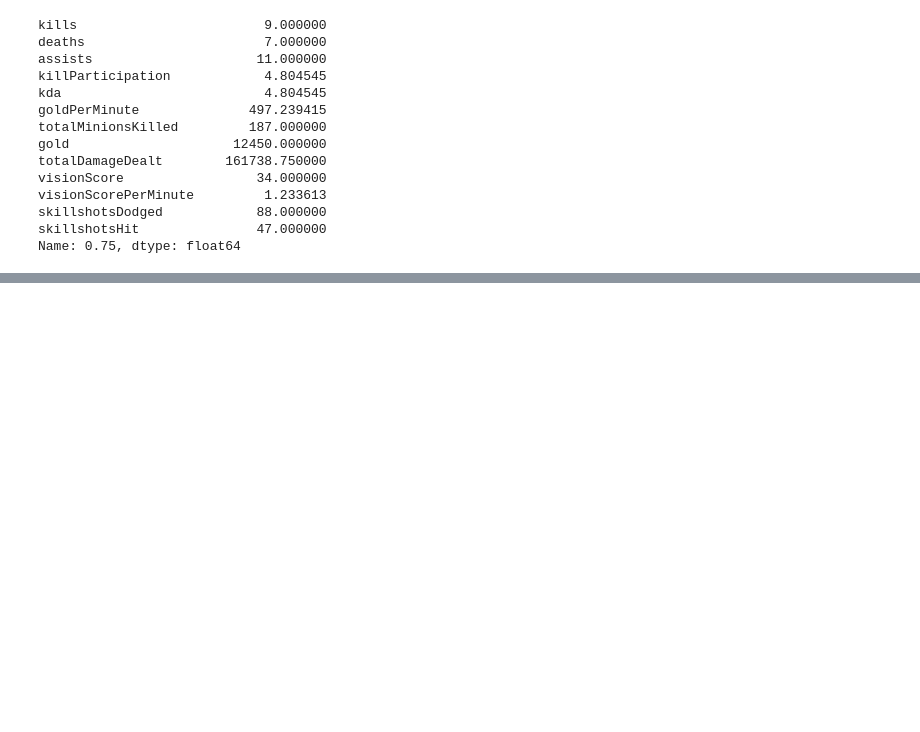
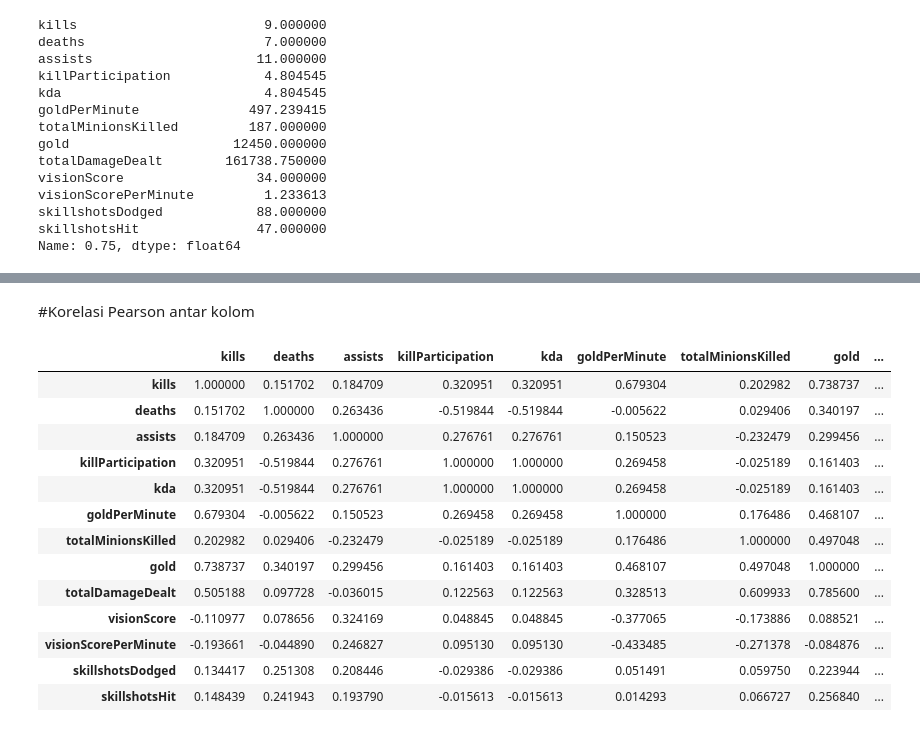
Before and after one commit to aricahyasaputra/data-sains-course-assigment-, a Jupyter notebook: Week 3/Tugas_3_Data_Sains.ipynb, the cells around one changed output, grey strips where cells are left out. Drawn from its saved outputs; the diff is of its cells as text; code cells hidden in the pictures; blank space fills up the shorter version.

```diff
--- a/Week 3/Tugas_3_Data_Sains.ipynb
+++ b/Week 3/Tugas_3_Data_Sains.ipynb
@@ -228,0 +356,19 @@ Name: 0.75, dtype: float64
+# %% [markdown]
+#Korelasi Pearson antar kolom
+# %%
+df_noid.loc[:, 'kills' :].corr()
+# %% [output]
+|  | kills | deaths | assists | killParticipation | kda | goldPerMinute | totalMinionsKilled | gold | ... |
+| kills | 1.000000 | 0.151702 | 0.184709 | 0.320951 | 0.320951 | 0.679304 | 0.202982 | 0.738737 | ... |
+| deaths | 0.151702 | 1.000000 | 0.263436 | -0.519844 | -0.519844 | -0.005622 | 0.029406 | 0.340197 | ... |
+| assists | 0.184709 | 0.263436 | 1.000000 | 0.276761 | 0.276761 | 0.150523 | -0.232479 | 0.299456 | ... |
+| killParticipation | 0.320951 | -0.519844 | 0.276761 | 1.000000 | 1.000000 | 0.269458 | -0.025189 | 0.161403 | ... |
+| kda | 0.320951 | -0.519844 | 0.276761 | 1.000000 | 1.000000 | 0.269458 | -0.025189 | 0.161403 | ... |
+| goldPerMinute | 0.679304 | -0.005622 | 0.150523 | 0.269458 | 0.269458 | 1.000000 | 0.176486 | 0.468107 | ... |
+| totalMinionsKilled | 0.202982 | 0.029406 | -0.232479 | -0.025189 | -0.025189 | 0.176486 | 1.000000 | 0.497048 | ... |
+| gold | 0.738737 | 0.340197 | 0.299456 | 0.161403 | 0.161403 | 0.468107 | 0.497048 | 1.000000 | ... |
+| totalDamageDealt | 0.505188 | 0.097728 | -0.036015 | 0.122563 | 0.122563 | 0.328513 | 0.609933 | 0.785600 | ... |
+| visionScore | -0.110977 | 0.078656 | 0.324169 | 0.048845 | 0.048845 | -0.377065 | -0.173886 | 0.088521 | ... |
+| visionScorePerMinute | -0.193661 | -0.044890 | 0.246827 | 0.095130 | 0.095130 | -0.433485 | -0.271378 | -0.084876 | ... |
+| skillshotsDodged | 0.134417 | 0.251308 | 0.208446 | -0.029386 | -0.029386 | 0.051491 | 0.059750 | 0.223944 | ... |
+| skillshotsHit | 0.148439 | 0.241943 | 0.193790 | -0.015613 | -0.015613 | 0.014293 | 0.066727 | 0.256840 | ... |
```
Also changed, not shown: parts of 12 cells of this notebook.
